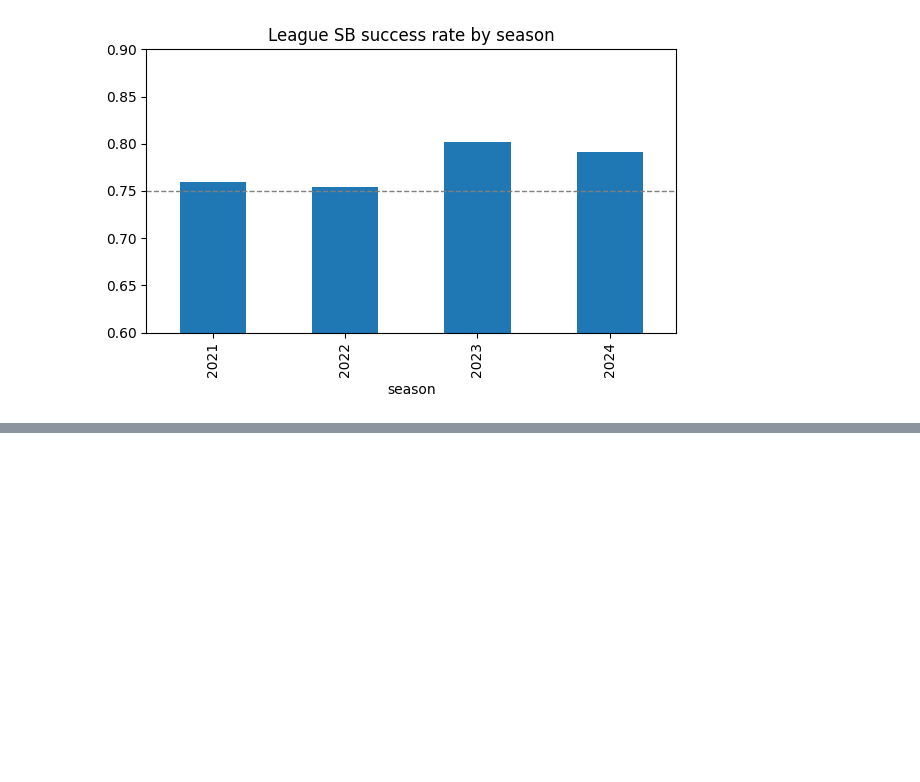
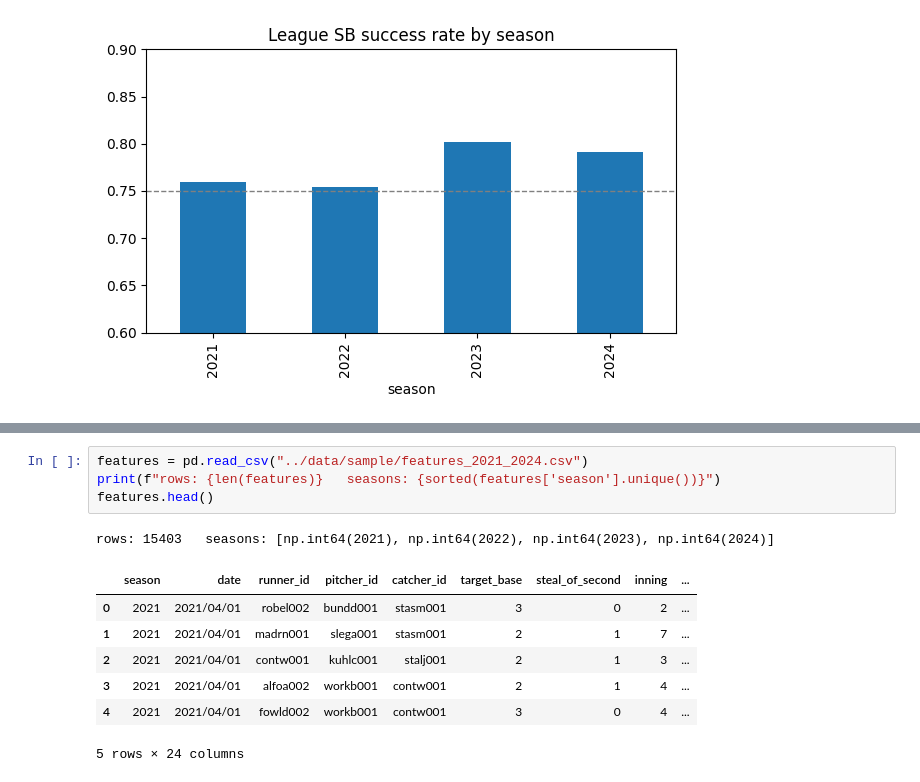
Before and after one commit to ethanhershman/base-steal-model, a Jupyter notebook: notebooks/eda.ipynb, the cells around one changed output, grey strips where cells are left out. Drawn from its saved outputs; the diff is of its cells as text; blank space fills up the shorter version.

```diff
--- a/notebooks/eda.ipynb
+++ b/notebooks/eda.ipynb
@@ -381,0 +392,13 @@ plt.show()
+# %%
+features = pd.read_csv("../data/sample/features_2021_2024.csv")
+print(f"rows: {len(features)}   seasons: {sorted(features['season'].unique())}")
+features.head()
+# %% [output]
+rows: 15403   seasons: [np.int64(2021), np.int64(2022), np.int64(2023), np.int64(2024)]
+|  | season | date | runner_id | pitcher_id | catcher_id | target_base | steal_of_second | inning | ... |
+| 0 | 2021 | 2021/04/01 | robel002 | bundd001 | stasm001 | 3 | 0 | 2 | ... |
+| 1 | 2021 | 2021/04/01 | madrn001 | slega001 | stasm001 | 2 | 1 | 7 | ... |
+| 2 | 2021 | 2021/04/01 | contw001 | kuhlc001 | stalj001 | 2 | 1 | 3 | ... |
+| 3 | 2021 | 2021/04/01 | alfoa002 | workb001 | contw001 | 2 | 1 | 4 | ... |
+| 4 | 2021 | 2021/04/01 | fowld002 | workb001 | contw001 | 3 | 0 | 4 | ... |
+5 rows × 24 columns
```
Also changed, not shown: parts of 6 cells of this notebook, 3 other files.
